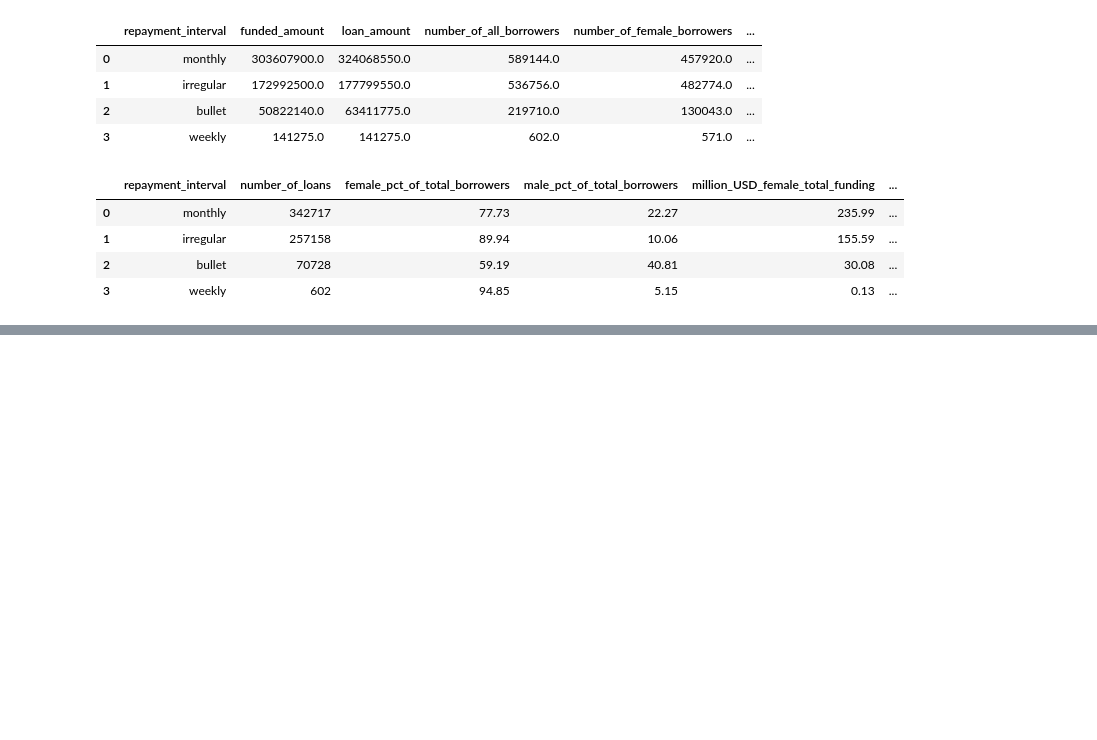
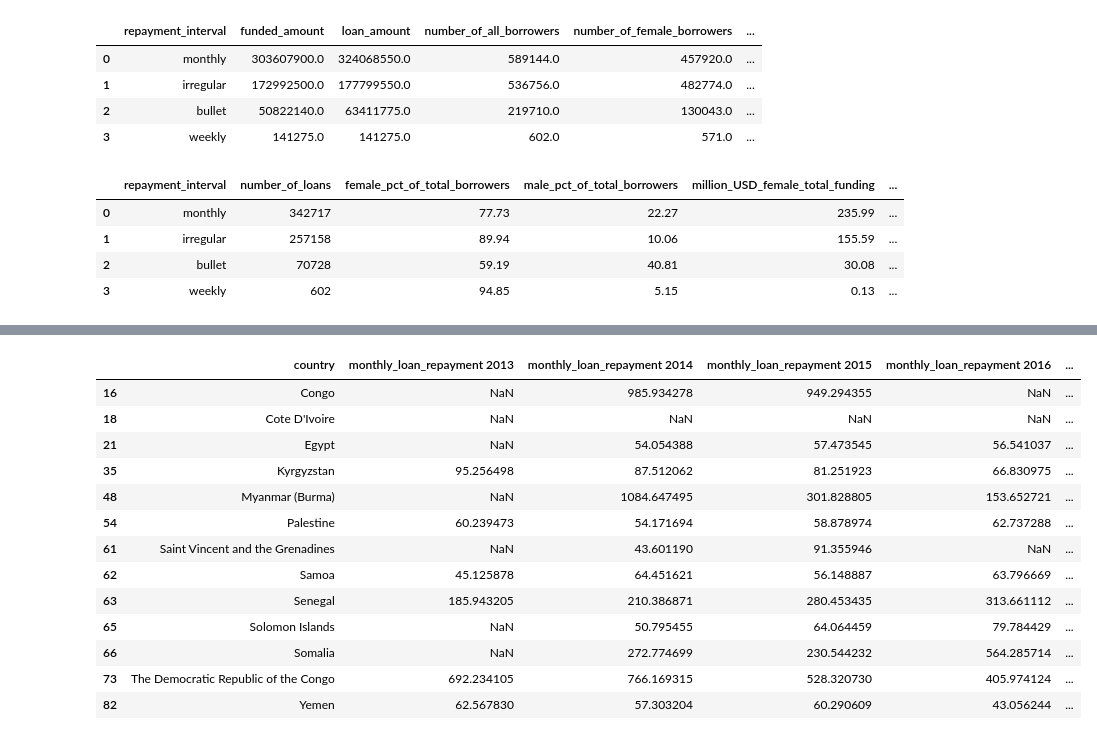
Before and after one commit to masterpython4ds/assignment-1-CeeThinwa, a Jupyter notebook: KIVA Analysis.ipynb, the cells around one changed output, grey strips where cells are left out. Saved outputs shown, nothing was run; the diff lists cells and outputs as text; code cells hidden in the pictures; blank space fills up the shorter version.

```diff
--- a/KIVA Analysis.ipynb
+++ b/KIVA Analysis.ipynb
@@ -940,0 +1035,7 @@ MPI over time
+# %%
+YearlyExpenditure = expenditure.loc[:,'2014':'2017']
+
+MonthlyExpenditure = YearlyExpenditure/12
+
+MonthlyExpenditure.loc[:,'country'] = expenditure['Unnamed: 0']
+MonthlyExpenditure.loc[:,'region'] = expenditure['region']
@@ -940,0 +1058,21 @@ MPI over time
+# %%
+# get the monthly repayment on each loan
+loan_data_copy.loc[:, 'monthly_loan_repayment'] = loan_data_copy['loan_amount']/loan_data_copy['term_in_months']
+
+# get the year that the loan was issued
+loan_data_copy.loc[:,'disbursement_year'] = loan_data['disbursed_time'].dt.year
+
+# create a pivot-table
+tab8 = pd.pivot_table(loan_data_copy, values=['monthly_loan_repayment'], columns='disbursement_year', index=['country'], aggfunc='mean')
+
+# drop level and rename columns
+tab8 = tab8.droplevel('disbursement_year', axis=1)
+tab8.columns = ['monthly_loan_repayment 2013', 'monthly_loan_repayment 2014',
+                'monthly_loan_repayment 2015', 'monthly_loan_repayment 2016',
+                'monthly_loan_repayment 2017']
+
+# make some index entries into columns
+tab8 = tab8.reset_index(level=['country'])
+
+# and display all results
+tab8
@@ -940,0 +1116,17 @@ MPI over time
+# %%
+tab8[tab8['country'].isin(MonthlyExpenditure['country']) == False]
+# %% [output]
+|  | country | monthly_loan_repayment 2013 | monthly_loan_repayment 2014 | monthly_loan_repayment 2015 | monthly_loan_repayment 2016 | ... |
+| 16 | Congo | NaN | 985.934278 | 949.294355 | NaN | ... |
+| 18 | Cote D'Ivoire | NaN | NaN | NaN | NaN | ... |
+| 21 | Egypt | NaN | 54.054388 | 57.473545 | 56.541037 | ... |
+| 35 | Kyrgyzstan | 95.256498 | 87.512062 | 81.251923 | 66.830975 | ... |
+| 48 | Myanmar (Burma) | NaN | 1084.647495 | 301.828805 | 153.652721 | ... |
+| 54 | Palestine | 60.239473 | 54.171694 | 58.878974 | 62.737288 | ... |
+| 61 | Saint Vincent and the Grenadines | NaN | 43.601190 | 91.355946 | NaN | ... |
+| 62 | Samoa | 45.125878 | 64.451621 | 56.148887 | 63.796669 | ... |
+| 63 | Senegal | 185.943205 | 210.386871 | 280.453435 | 313.661112 | ... |
+| 65 | Solomon Islands | NaN | 50.795455 | 64.064459 | 79.784429 | ... |
+| 66 | Somalia | NaN | 272.774699 | 230.544232 | 564.285714 | ... |
+| 73 | The Democratic Republic of the Congo | 692.234105 | 766.169315 | 528.320730 | 405.974124 | ... |
+| 82 | Yemen | 62.567830 | 57.303204 | 60.290609 | 43.056244 | ... |
```
Also changed, not shown: parts of 33 cells of this notebook.
